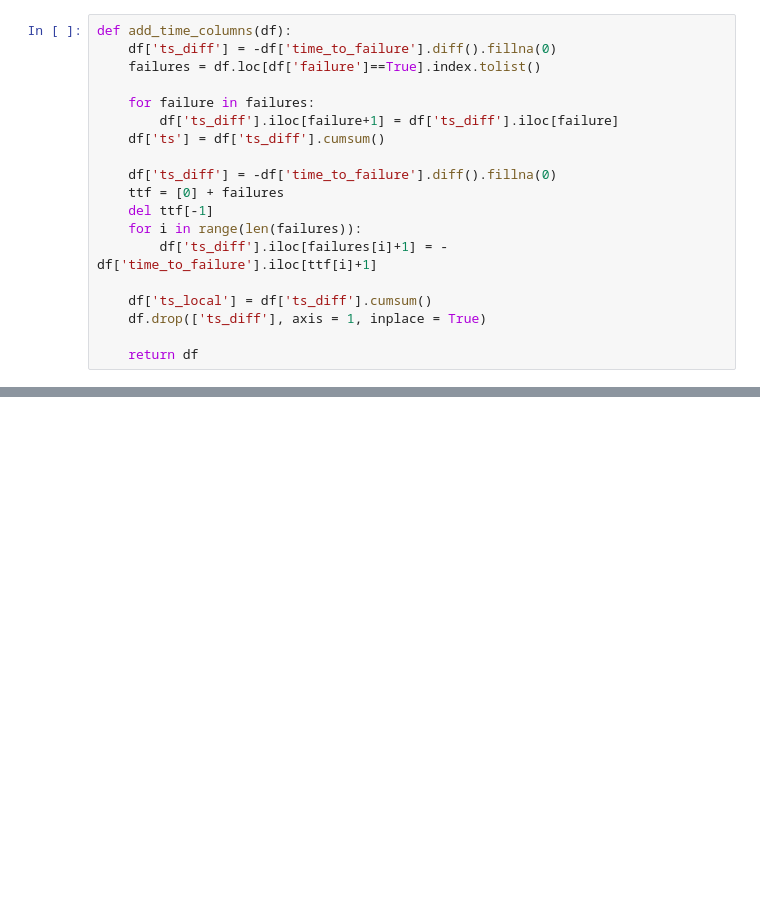
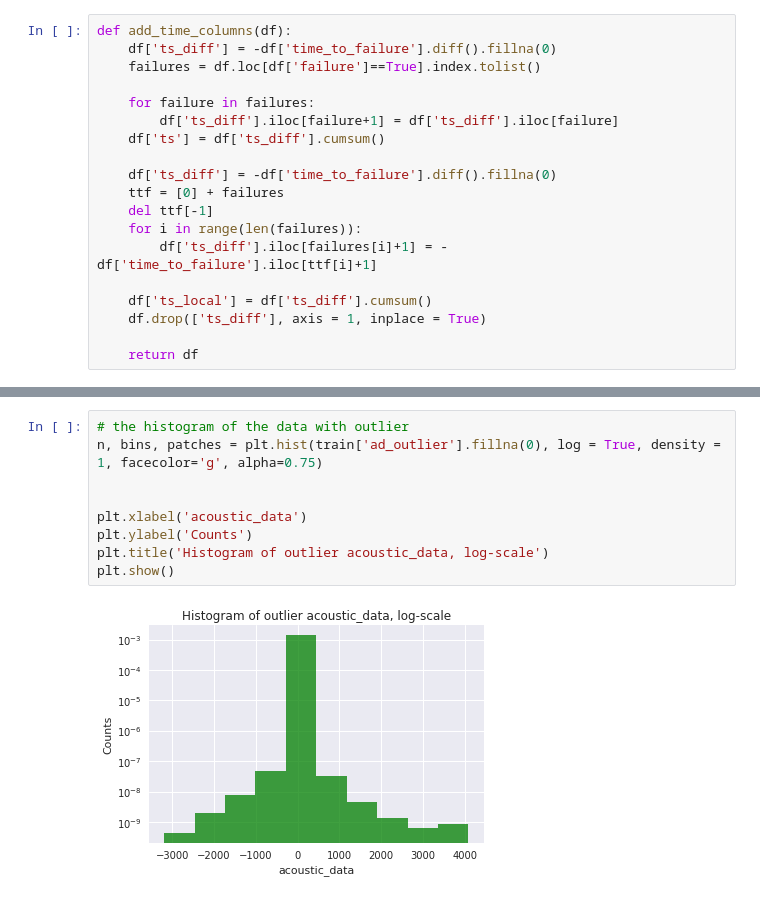
Before and after one commit to jeff-daniels/kaggle-scripts, a Jupyter notebook: LANL Earthquake Detection.ipynb, the cells around one changed output, grey strips where cells are left out. Drawn from its saved outputs; the diff is of its cells as text; blank space fills up the shorter version.

```diff
--- a/LANL Earthquake Detection.ipynb
+++ b/LANL Earthquake Detection.ipynb
@@ -228,0 +259,11 @@ plot_acoustic_failure_v2(train, nrows = 4)
+# %%
+# the histogram of the data with outlier
+n, bins, patches = plt.hist(train['ad_outlier'].fillna(0), log = True, density = 1, facecolor='g', alpha=0.75)
+
+
+plt.xlabel('acoustic_data')
+plt.ylabel('Counts')
+plt.title('Histogram of outlier acoustic_data, log-scale')
+plt.show()
+# %% [output]
+[figure, added]
```
Also changed, not shown: parts of 32 cells of this notebook.
